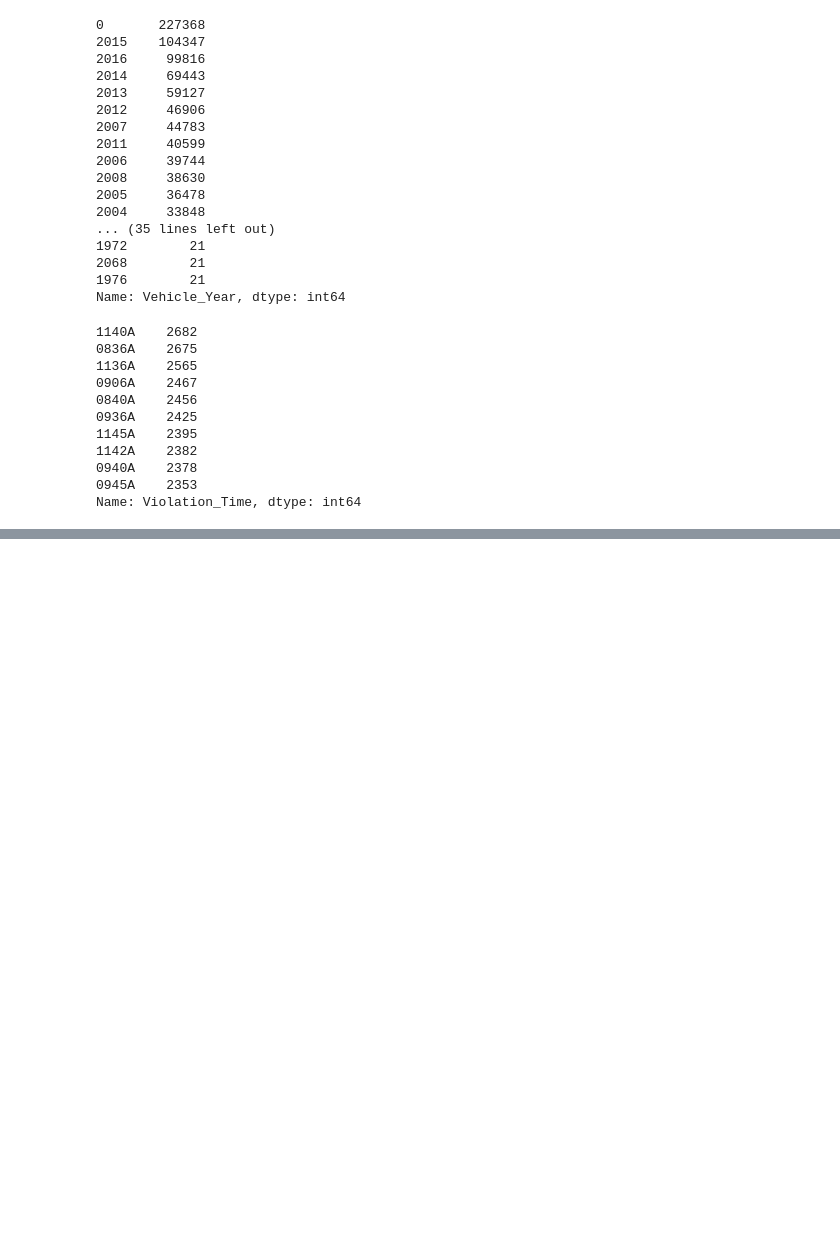
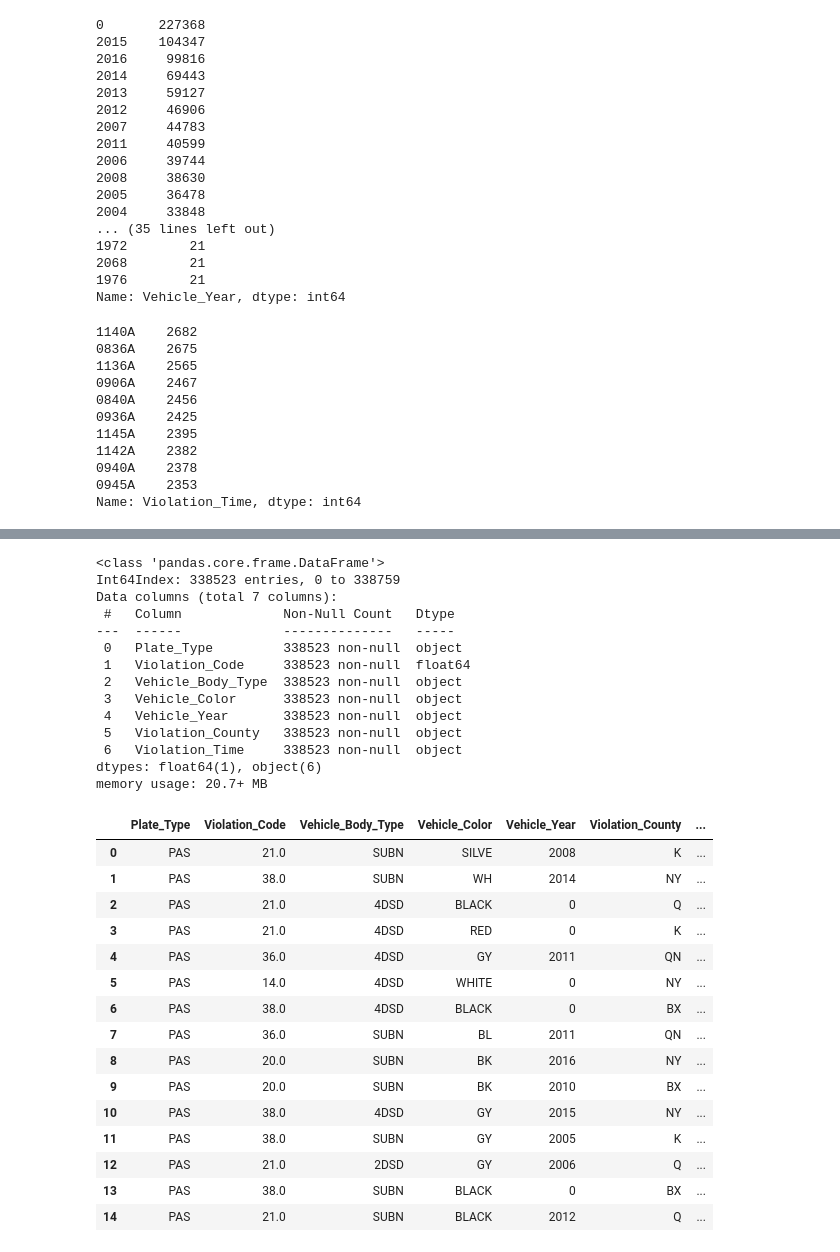
Before and after one commit to alorenz465446/NYC_Parking_Tickets, a Jupyter notebook: Explor_Analysis.ipynb, the cells around one changed output, grey strips where cells are left out. Cells and saved outputs as stored; diff of their text form; code cells hidden in the pictures; blank space fills up the shorter version.

```diff
--- a/Explor_Analysis.ipynb
+++ b/Explor_Analysis.ipynb
@@ -313,0 +251,40 @@ plt.show()
+# %%
+#dropping nulls
+nyc_drop = nyc_filtered.dropna()
+nyc_drop.info()
+nyc_drop.head(15)
+
+# upload dropped na dataframe to csv
+
+#nyc_drop.to_csv('dropped_na_nyc_filtered.csv', index = False)
+# %% [output]
+<class 'pandas.core.frame.DataFrame'>
+Int64Index: 338523 entries, 0 to 338759
+Data columns (total 7 columns):
+ #   Column             Non-Null Count   Dtype
+---  ------             --------------   -----
+ 0   Plate_Type         338523 non-null  object
+ 1   Violation_Code     338523 non-null  float64
+ 2   Vehicle_Body_Type  338523 non-null  object
+ 3   Vehicle_Color      338523 non-null  object
+ 4   Vehicle_Year       338523 non-null  object
+ 5   Violation_County   338523 non-null  object
+ 6   Violation_Time     338523 non-null  object
+dtypes: float64(1), object(6)
+memory usage: 20.7+ MB
+|  | Plate_Type | Violation_Code | Vehicle_Body_Type | Vehicle_Color | Vehicle_Year | Violation_County | ... |
+| 0 | PAS | 21.0 | SUBN | SILVE | 2008 | K | ... |
+| 1 | PAS | 38.0 | SUBN | WH | 2014 | NY | ... |
+| 2 | PAS | 21.0 | 4DSD | BLACK | 0 | Q | ... |
+| 3 | PAS | 21.0 | 4DSD | RED | 0 | K | ... |
+| 4 | PAS | 36.0 | 4DSD | GY | 2011 | QN | ... |
+| 5 | PAS | 14.0 | 4DSD | WHITE | 0 | NY | ... |
+| 6 | PAS | 38.0 | 4DSD | BLACK | 0 | BX | ... |
+| 7 | PAS | 36.0 | SUBN | BL | 2011 | QN | ... |
+| 8 | PAS | 20.0 | SUBN | BK | 2016 | NY | ... |
+| 9 | PAS | 20.0 | SUBN | BK | 2010 | BX | ... |
+| 10 | PAS | 38.0 | 4DSD | GY | 2015 | NY | ... |
+| 11 | PAS | 38.0 | SUBN | GY | 2005 | K | ... |
+| 12 | PAS | 21.0 | 2DSD | GY | 2006 | Q | ... |
+| 13 | PAS | 38.0 | SUBN | BLACK | 0 | BX | ... |
+| 14 | PAS | 21.0 | SUBN | BLACK | 2012 | Q | ... |
```
Also changed, not shown: parts of 26 cells of this notebook.
